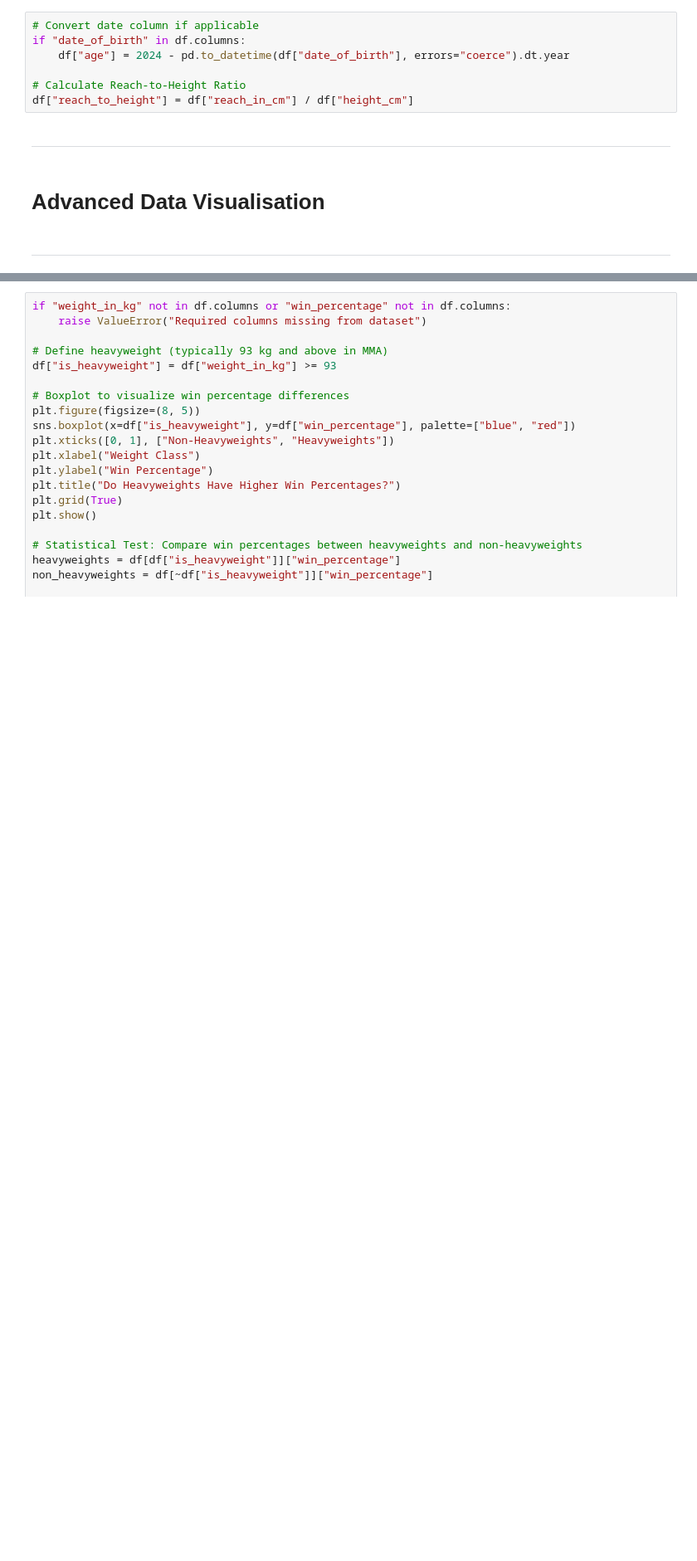
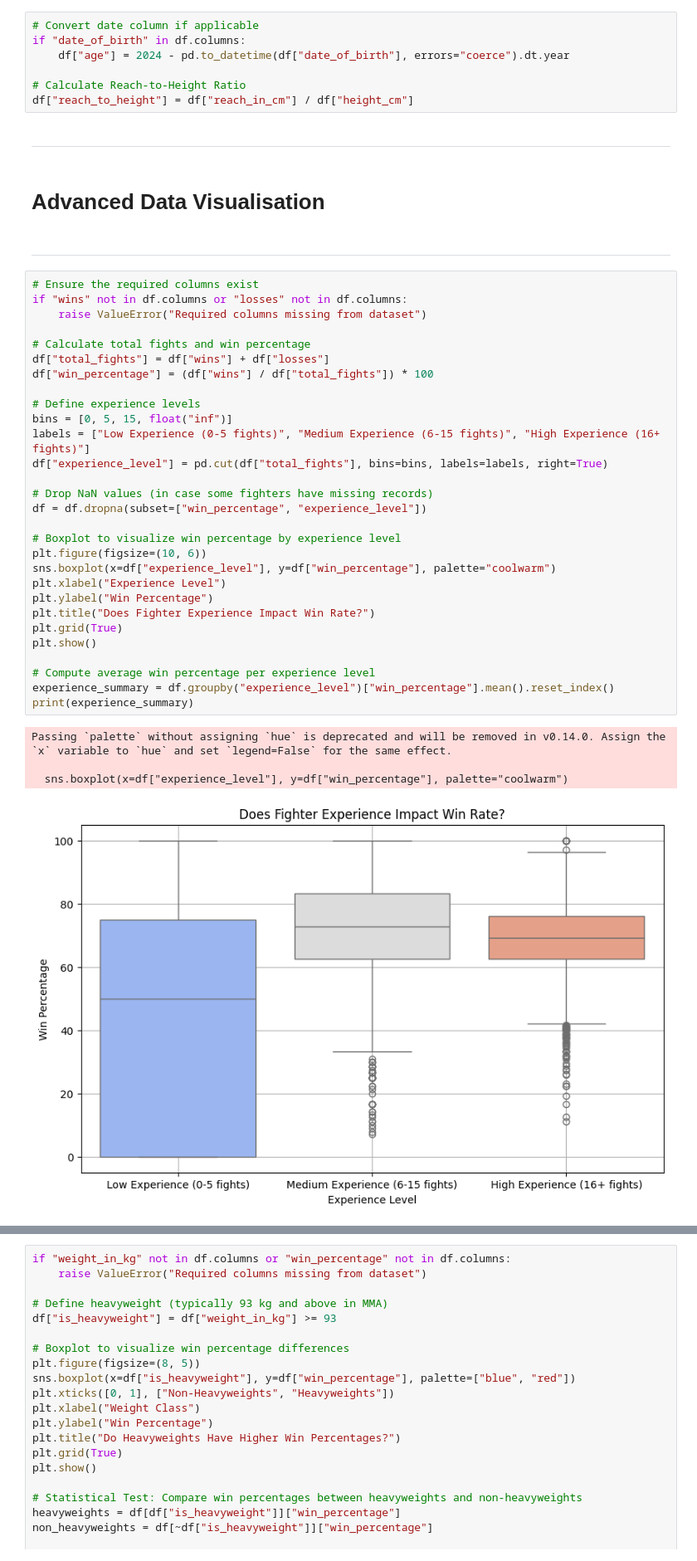
Before and after one commit to Hasnain-S1/Fighter-Statistical-Data, a Jupyter notebook: jupyter_notebooks/Data Visualisation - Jupyter Notebook.ipynb, the cells around one changed output, grey strips where cells are left out. Shown at 83% size. Saved outputs shown, nothing was run; the diff lists cells and outputs as text; blank space fills up the shorter version.

```diff
--- a/jupyter_notebooks/Data Visualisation - Jupyter Notebook.ipynb
+++ b/jupyter_notebooks/Data Visualisation - Jupyter Notebook.ipynb
@@ -92,3 +92,37 @@ df["reach_to_height"] = df["reach_in_cm"] / df["height_cm"]
 # Advanced Data Visualisation
 # %% [markdown]
 ---
+# %%
+# Ensure the required columns exist
+if "wins" not in df.columns or "losses" not in df.columns:
+    raise ValueError("Required columns missing from dataset")
+
+# Calculate total fights and win percentage
+df["total_fights"] = df["wins"] + df["losses"]
+df["win_percentage"] = (df["wins"] / df["total_fights"]) * 100
+
+# Define experience levels
+bins = [0, 5, 15, float("inf")]
+labels = ["Low Experience (0-5 fights)", "Medium Experience (6-15 fights)", "High Experience (16+ fights)"]
+df["experience_level"] = pd.cut(df["total_fights"], bins=bins, labels=labels, right=True)
+
+# Drop NaN values (in case some fighters have missing records)
+df = df.dropna(subset=["win_percentage", "experience_level"])
+
+# Boxplot to visualize win percentage by experience level
+plt.figure(figsize=(10, 6))
+sns.boxplot(x=df["experience_level"], y=df["win_percentage"], palette="coolwarm")
+plt.xlabel("Experience Level")
+plt.ylabel("Win Percentage")
+plt.title("Does Fighter Experience Impact Win Rate?")
+plt.grid(True)
+plt.show()
+
+# Compute average win percentage per experience level
+experience_summary = df.groupby("experience_level")["win_percentage"].mean().reset_index()
+print(experience_summary)
+# %% [output]
+Passing `palette` without assigning `hue` is deprecated and will be removed in v0.14.0. Assign the `x` variable to `hue` and set `legend=False` for the same effect.
+
+  sns.boxplot(x=df["experience_level"], y=df["win_percentage"], palette="coolwarm")
+[figure, added]
```
Also changed, not shown: parts of 17 cells of this notebook, 1 other file.
